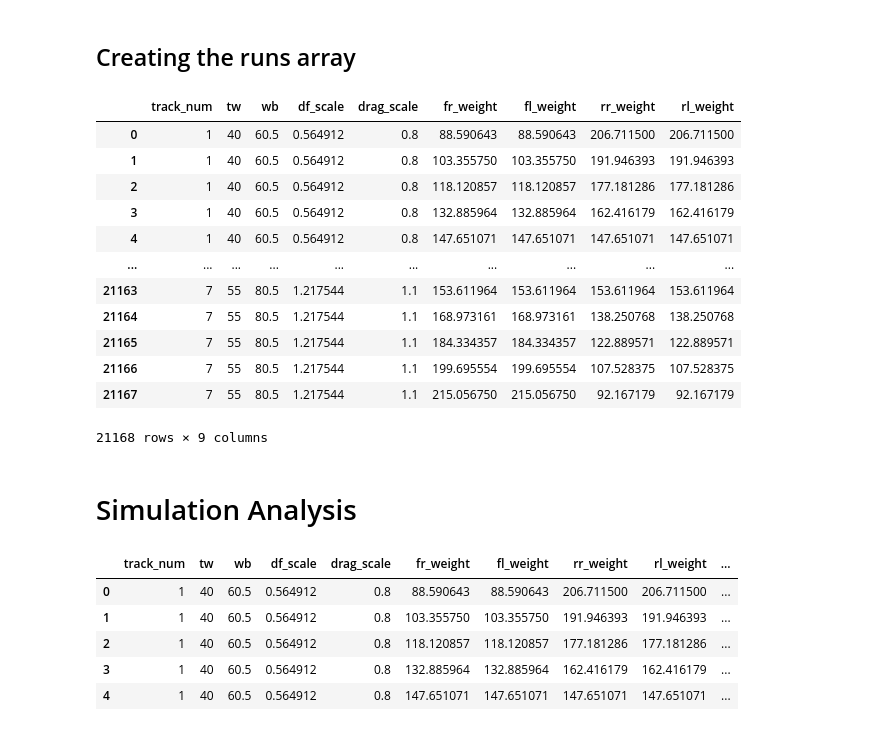
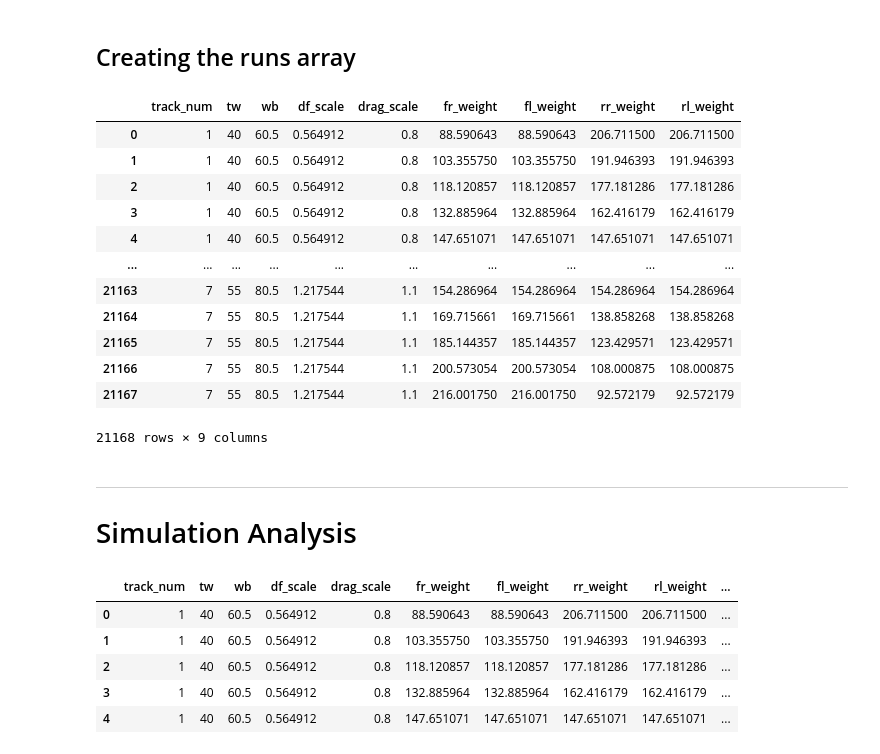
Before and after one commit to msfrt/Simulation, a Jupyter notebook: tw_wb/Track width and wheelbase study.ipynb, the cells around one changed output. Drawn from its saved outputs; the diff is of its cells as text; code cells hidden in the pictures.

```diff
--- a/tw_wb/Track width and wheelbase study.ipynb
+++ b/tw_wb/Track width and wheelbase study.ipynb
@@ -101,8 +159,19 @@ aero_df
 # %%
 # stuff that miko calculated for track width
 tw = [50, 49, 48, 47, 46, 45]
-weight = [39.087, 38.721, 38, 37.423, 36.985, 36.551]
+tw_weight = [39.087, 38.721, 38, 37.423, 36.985, 36.551]
 
-# calculate a linear regression and take the rate of change
-coefs = np.polyfit(tw, weight, deg=1)
+# calculate a linear regression and take the first coefficient (essentially the lbs/inch number)
+coefs = np.polyfit(tw, tw_weight, deg=1)
+tw_regression = np.poly1d(coefs)
 tw_aero_lbs_per_inch = coefs[0]
+
+
+# stuff that miko calculated for wheelbase
+wb = [62.5, 64.5, 66.5, 68.5, 70.5]
+wb_weight = [38.38, 39.03, 40.60, 39.39, 39.55]
+
+# same process as above for tw
+coefs = np.polyfit(wb, wb_weight, deg=1)
+wb_regression = np.poly1d(coefs)
+wb_aero_lbs_per_inch = coefs[0]
@@ -139,6 +240,9 @@ num_tracks = 7  # indexed 1-7 b/c matlab...
 # 6 = slalom_max
 # 7 = all-in-one
 # 8 = endurance - not running at the moment
+
+# useful for plotting
+track_int_to_name_dict = {1:"Acceleration", 2:"Skidpad", 3:"Autocross", 4:"25ft Slalom", 5:"37ft Slalom", 6:"49ft Slalom", 7:"All-in-One", 8:"Endurance"}
 
 baseline_vehicle_weight = 599  # lbs
 baseline_vehicle_tw = 50
@@ -166,43 +270,47 @@ for track in range(1, num_tracks + 1):
 
                 weight_diff = 0
                 weight_diff += tw_diff * tw_sus_lbs_per_inch
                 weight_diff += tw_diff * tw_aero_lbs_per_inch
                 weight_diff += wb_diff * wb_chassis_lbs_per_inch
+                weight_diff += wb_diff * wb_aero_lbs_per_inch
                 vehicle_weight = baseline_vehicle_weight + weight_diff
 
                 # weight distrobution stuff
                 front_back_weight_split = vehicle_weight / 2
                 fr_weight = front_back_weight_split * wd
                 fl_weight = front_back_weight_split * wd
                 rr_weight = front_back_weight_split * (1.0 - wd)
                 rl_weight = front_back_weight_split * (1.0 - wd)
 
                 # create the run array
                 run_array = (track, tw, wb, downforce_scaler, drag_scaler, fr_weight, fl_weight, rr_weight, rl_weight)
                 runs.append(run_array)
 
 # turn the runs list into a dataframe
 runs_df = pd.DataFrame(runs)
 runs_df.columns = ("track_num", "tw", "wb", "df_scale", "drag_scale", "fr_weight", "fl_weight", "rr_weight", "rl_weight")
 runs_df
 # %% [output]
 |  | track_num | tw | wb | df_scale | drag_scale | fr_weight | fl_weight | rr_weight | rl_weight |
 | 0 | 1 | 40 | 60.5 | 0.564912 | 0.8 | 88.590643 | 88.590643 | 206.711500 | 206.711500 |
 | 1 | 1 | 40 | 60.5 | 0.564912 | 0.8 | 103.355750 | 103.355750 | 191.946393 | 191.946393 |
 | 2 | 1 | 40 | 60.5 | 0.564912 | 0.8 | 118.120857 | 118.120857 | 177.181286 | 177.181286 |
 | 3 | 1 | 40 | 60.5 | 0.564912 | 0.8 | 132.885964 | 132.885964 | 162.416179 | 162.416179 |
 | 4 | 1 | 40 | 60.5 | 0.564912 | 0.8 | 147.651071 | 147.651071 | 147.651071 | 147.651071 |
 | ... | ... | ... | ... | ... | ... | ... | ... | ... | ... |
-| 21163 | 7 | 55 | 80.5 | 1.217544 | 1.1 | 153.611964 | 153.611964 | 153.611964 | 153.611964 |
-| 21164 | 7 | 55 | 80.5 | 1.217544 | 1.1 | 168.973161 | 168.973161 | 138.250768 | 138.250768 |
-| 21165 | 7 | 55 | 80.5 | 1.217544 | 1.1 | 184.334357 | 184.334357 | 122.889571 | 122.889571 |
-| 21166 | 7 | 55 | 80.5 | 1.217544 | 1.1 | 199.695554 | 199.695554 | 107.528375 | 107.528375 |
-| 21167 | 7 | 55 | 80.5 | 1.217544 | 1.1 | 215.056750 | 215.056750 | 92.167179 | 92.167179 |
+| 21163 | 7 | 55 | 80.5 | 1.217544 | 1.1 | 154.286964 | 154.286964 | 154.286964 | 154.286964 |
+| 21164 | 7 | 55 | 80.5 | 1.217544 | 1.1 | 169.715661 | 169.715661 | 138.858268 | 138.858268 |
+| 21165 | 7 | 55 | 80.5 | 1.217544 | 1.1 | 185.144357 | 185.144357 | 123.429571 | 123.429571 |
+| 21166 | 7 | 55 | 80.5 | 1.217544 | 1.1 | 200.573054 | 200.573054 | 108.000875 | 108.000875 |
+| 21167 | 7 | 55 | 80.5 | 1.217544 | 1.1 | 216.001750 | 216.001750 | 92.572179 | 92.572179 |
 21168 rows × 9 columns
 # %%
 # save the runs array as a csv!
 runs_df.to_csv("runs_insight.csv")
 # %% [markdown]
+
+---
+
 # Simulation Analysis
 # %%
 # the file path to the results csv file (may be different on your system)
```
Also changed, not shown: parts of 27 cells of this notebook, 3 other files.
